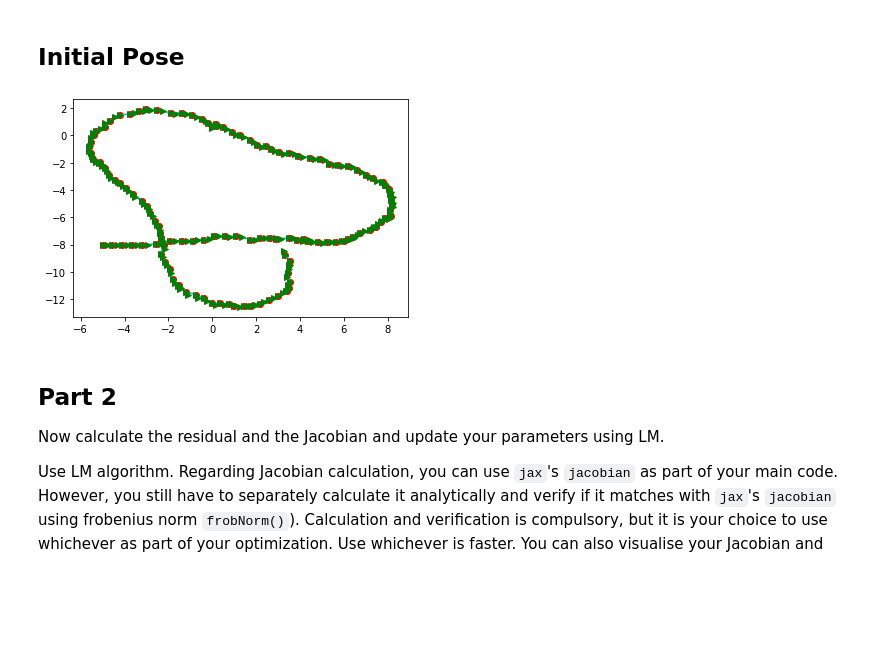
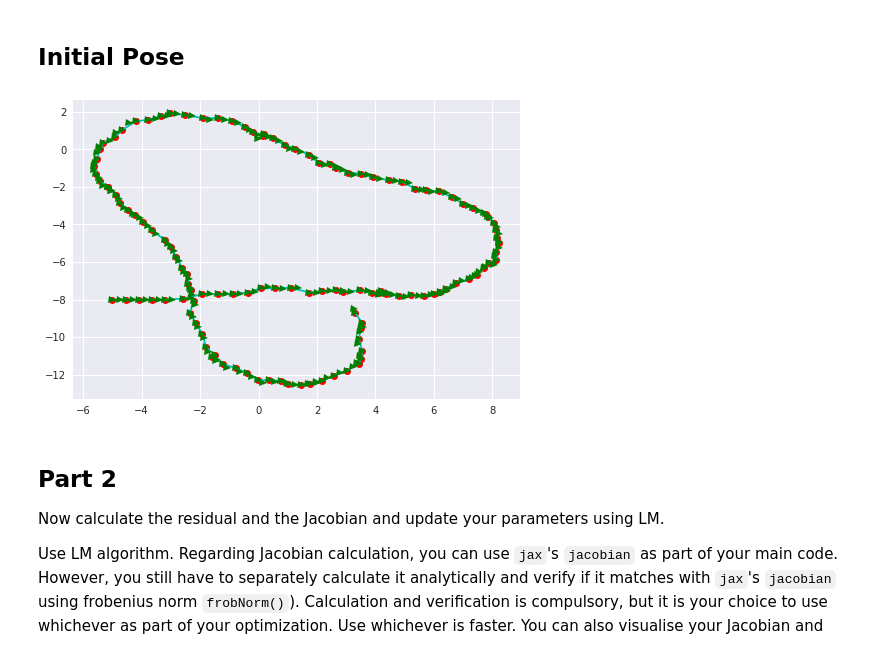
Before and after one commit to Blizzard57/2d-slam, a Jupyter notebook: questions/Question 2 - 2D SLAM.ipynb, the cells around one changed output. Drawn from its saved outputs; the diff is of its cells as text; code cells hidden in the pictures; blank space fills up the shorter version.

```diff
--- a/questions/Question 2 - 2D SLAM.ipynb
+++ b/questions/Question 2 - 2D SLAM.ipynb
@@ -17,8 +17,11 @@ You have been given a text file named `edges.txt` (in `data/`) which has all the
 # %%
 import jax.numpy as jnp
 import matplotlib.pyplot as plt
+import matplotlib.patches as mpatches
 import math
 import jax
+
+plt.style.use('seaborn')
 # %%
 ## Adding the g2o to homogeneous coordinates codes
 
@@ -71,8 +74,8 @@ def readEdge(fileName):
     return (jnp.array( ind1_arr), jnp.array(ind2_arr), jnp.array(del_x), jnp.array(del_y), jnp.array(del_theta),jnp.array(info_matrix))
 # %%
 edges = readEdge('../data/edges.txt')
-pose = readVertex('../data/edges.txt')
-pose = pose.reshape((-1,1))
+pose_init = readVertex('../data/edges.txt')
+#pose_init = pose_init.reshape((-1,1))
 # %% [output]
 WARNING:absl:No GPU/TPU found, falling back to CPU. (Set TF_CPP_MIN_LOG_LEVEL=0 and rerun for more info.)
 # %%
@@ -80,7 +83,7 @@ WARNING:absl:No GPU/TPU found, falling back to CPU. (Set TF_CPP_MIN_LOG_LEVEL=0
 
 for i in range(edges[0].shape[0]):
     if edges[1][i] - edges[0][i] == 1:
-        theta = pose[-1][-1]
-        x = pose[0][-1] + edges[2][i]*jnp.cos(theta) - edges[3][i]*jnp.sin(theta)
-        y = pose[1][-1] + edges[2][i]*jnp.sin(theta) + edges[3][i]*jnp.cos(theta)
-        pose = jnp.append(pose,jnp.array([ x,y,theta + edges[4][i]]).reshape((-1,1)),axis=1)
+        theta = pose_init[-1][-1]
+        x = pose_init[0][-1] + edges[2][i]*jnp.cos(theta) - edges[3][i]*jnp.sin(theta)
+        y = pose_init[1][-1] + edges[2][i]*jnp.sin(theta) + edges[3][i]*jnp.cos(theta)
+        pose_init = jnp.append(pose_init,jnp.array([ x,y,theta + edges[4][i]]).reshape((-1,1)),axis=1)
@@ -99,9 +141,9 @@ def draw(X, Y, THETA):
 # %% [markdown]
 ## Initial Pose
 # %%
-draw(pose[0],pose[1],pose[2])
+draw(pose_init[0],pose_init[1],pose_init[2])
 # %% [output]
-[figure, old version]
+[figure, new version]
 # %% [markdown]
 ## Part 2
 
```
Also changed, not shown: parts of 70 cells of this notebook.
